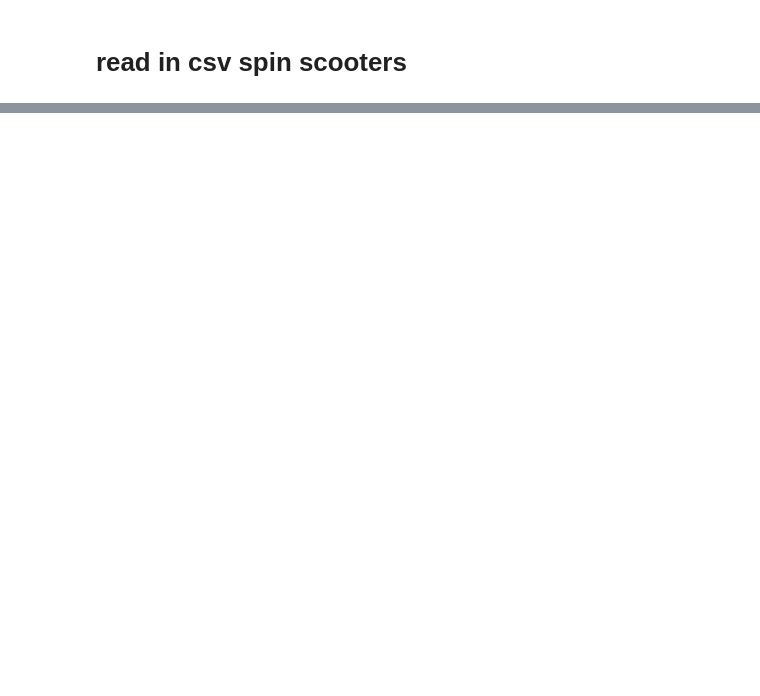
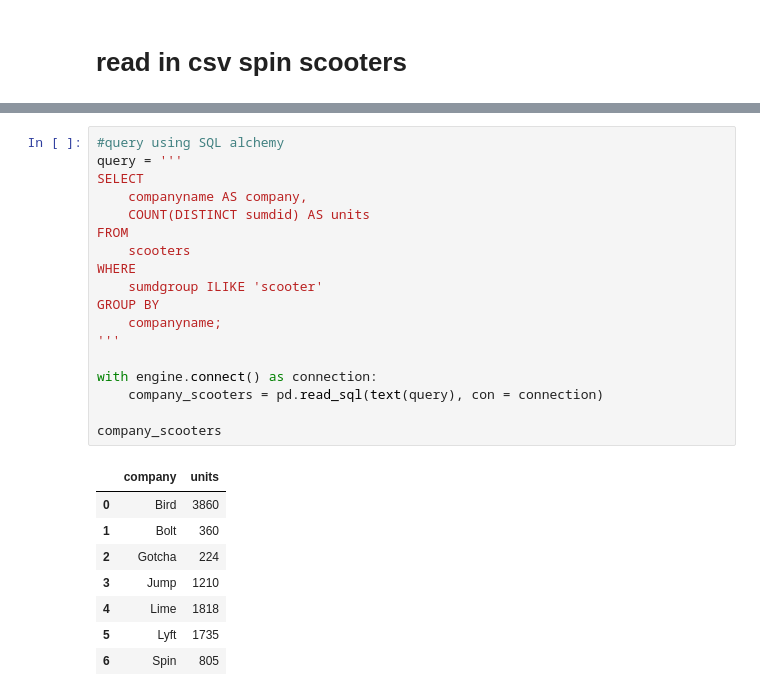
Before and after one commit to NSS-Data-Analytics-Cohort-11/scooters-hot_honey, a Jupyter notebook: notebook/metro_scooters.ipynb, the cells around one changed output, grey strips where cells are left out. Saved outputs shown, nothing was run; the diff lists cells and outputs as text; blank space fills up the shorter version.

```diff
--- a/notebook/metro_scooters.ipynb
+++ b/notebook/metro_scooters.ipynb
@@ -190,0 +462,27 @@ trips.head()
+# %%
+#query using SQL alchemy
+query = '''
+SELECT
+    companyname AS company,
+    COUNT(DISTINCT sumdid) AS units
+FROM
+    scooters
+WHERE
+    sumdgroup ILIKE 'scooter'
+GROUP BY
+    companyname;
+'''
+
+with engine.connect() as connection:
+    company_scooters = pd.read_sql(text(query), con = connection)
+
+company_scooters
+# %% [output]
+|  | company | units |
+| 0 | Bird | 3860 |
+| 1 | Bolt | 360 |
+| 2 | Gotcha | 224 |
+| 3 | Jump | 1210 |
+| 4 | Lime | 1818 |
+| 5 | Lyft | 1735 |
+| 6 | Spin | 805 |
```
Also changed, not shown: parts of 53 cells of this notebook.
